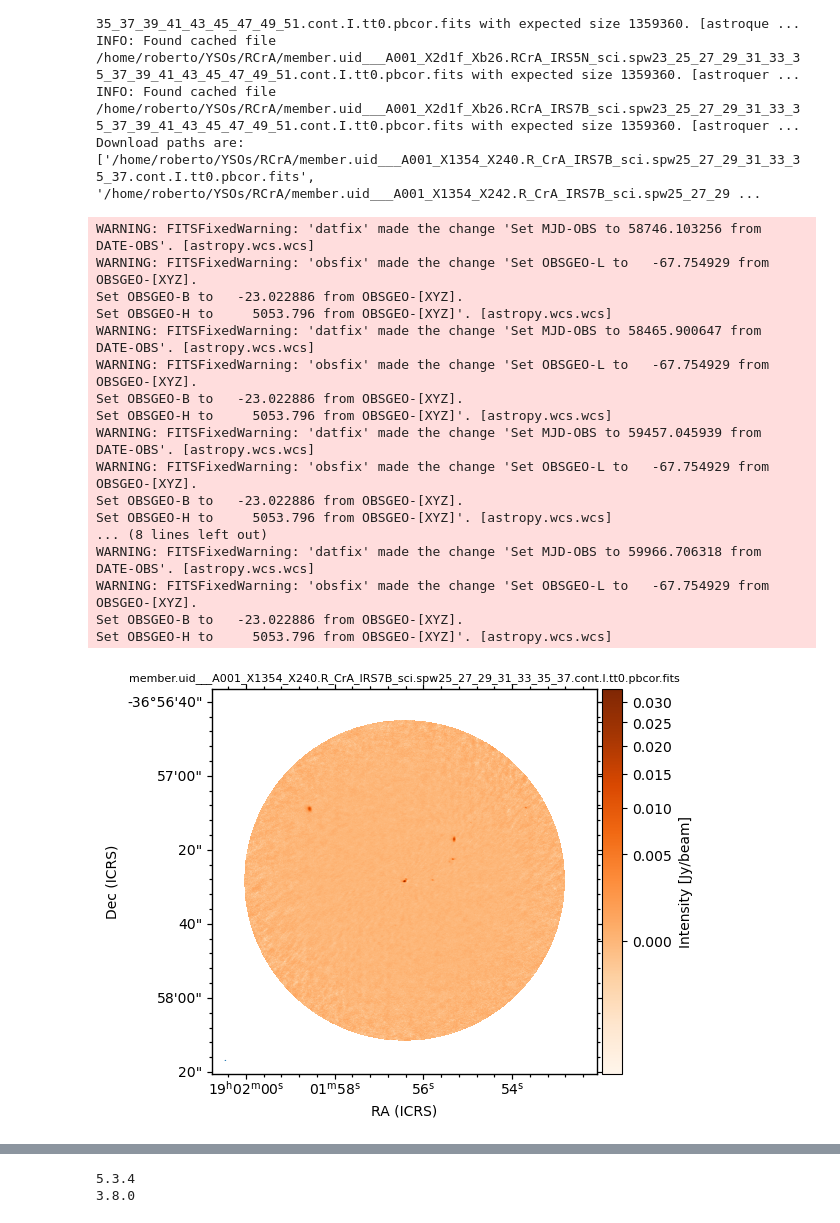
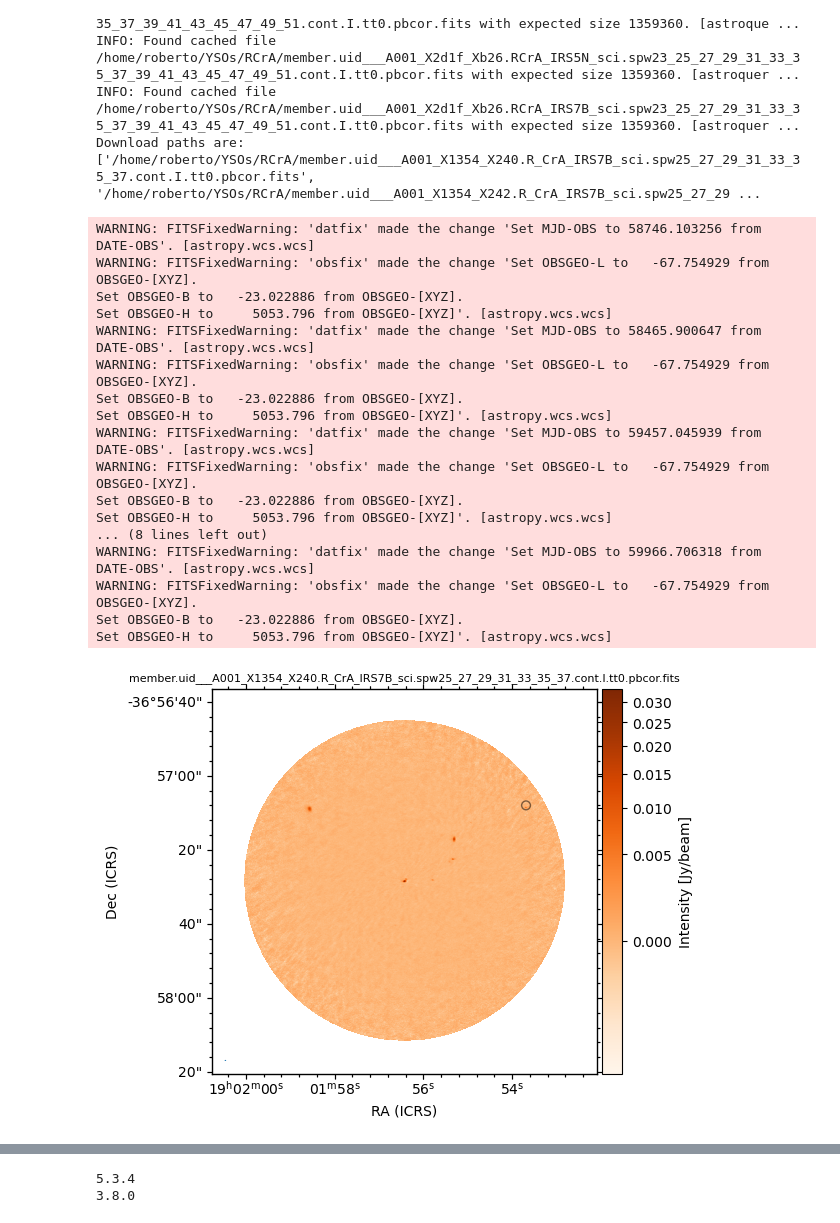
Before and after one commit to rgalvanmadrid/tutorial-Cordoba, a Jupyter notebook: RCrA-archive.ipynb, the cells around one changed output, grey strips where cells are left out. Cells and saved outputs as stored; diff of their text form; code cells hidden in the pictures.

```diff
--- a/RCrA-archive.ipynb
+++ b/RCrA-archive.ipynb
@@ -205,41 +206,6 @@ INFO: Found cached file /home/roberto/YSOs/RCrA/member.uid___A001_X2d1f_Xb26.RCr
 INFO: Found cached file /home/roberto/YSOs/RCrA/member.uid___A001_X2d1f_Xb26.RCrA_IRS7B_sci.spw23_25_27_29_31_33_35_37_39_41_43_45_47_49_51.cont.I.tt0.pbcor.fits with expected size 1359360. [astroquer ...
 Download paths are:
 ['/home/roberto/YSOs/RCrA/member.uid___A001_X1354_X240.R_CrA_IRS7B_sci.spw25_27_29_31_33_35_37.cont.I.tt0.pbcor.fits', '/home/roberto/YSOs/RCrA/member.uid___A001_X1354_X242.R_CrA_IRS7B_sci.spw25_27_29 ...
-# %%
-# This function is to get rid of the "dummy" dimensions of ALMA continuum images, which by default come with
-# 4 dimensions (2 spatial, 1 spectral, 1 polarization)
-
-def updatefits(fname, ext):
-    hdu, hduhead = fits.getdata(fname, header=True, ext=ext)
-    allkeys = ['NAXIS4','CRPIX4','CDELT4', 'CUNIT4', 'CTYPE4', 'CRVAL4',
-        'NAXIS3','CRPIX3','CDELT3', 'CUNIT3', 'CTYPE3', 'CRVAL3',
-        'PC01_01','PC02_01','PC03_01','PC04_01',
-        'PC01_02','PC02_02','PC03_02','PC04_02',
-        'PC01_03','PC02_03','PC03_03','PC04_03',
-        'PC01_04','PC02_04','PC03_04','PC04_04',
-        'PC1_1', 'PC1_2', 'PC1_3', 'PC1_4',
-        'PC2_1', 'PC2_2', 'PC2_3', 'PC2_4',
-        'PC3_1', 'PC3_2', 'PC3_3', 'PC3_4',
-        'PC4_1', 'PC4_2', 'PC4_3', 'PC4_4' ]
-    rm_key = []
-    for i in allkeys:
-        if i in hduhead:
-            rm_key = np.append( rm_key, i)
-    ##------------------------------------
-    if len(rm_key) >0 :
-        for key_i in rm_key:
-            hduhead.remove(key_i)
-    hduhead['NAXIS'] = 2
-    hduhead['WCSAXES'] = 2
-
-    if hdu.ndim==2:
-        hdud = hdu
-    elif hdu.ndim==3:
-        hdud = hdu[0]
-    elif hdu.ndim==4:
-        hdud = hdu[0][0]
-
-    return fits.PrimaryHDU(header=hduhead, data=hdud)
 # %%
 for image_file in download_paths:
     im_upd = updatefits(image_file, 0)
@@ -252,34 +218,35 @@ for image_file in download_paths:
     fig = plt.figure(figsize=(6, 5))
     fig = aplpy.FITSFigure(im_upd, figure=fig)
     fig.show_colorscale(cmap='Oranges',stretch='power', exponent=1/3,vmax=max,vmin=min)
+    fig.show_markers(c.ra, c.dec, edgecolor='black',facecolor='none', marker='o', s=40, alpha=0.5)
     #f1.add_label(0.15,0.9,field,relative=True,color='white',size=20)
     fig.set_title(image_file.split('/')[-1], fontsize=8)
     fig.add_colorbar()
     fig.colorbar.show()
     fig.colorbar.set_location('right')
     fig.colorbar.set_font(size=10)
     fig.colorbar.set_axis_label_text('Intensity [Jy/beam]')
     fig.colorbar.set_axis_label_font(size=10) #weight='bold'
     fig.add_beam()
     fig.axis_labels.set_font(size=10)
     fig.tick_labels.set_font(size=10)
     fig.savefig(image_file.replace('.fits','.png'), dpi=150, adjust_bbox=True)
 # %% [output]
 WARNING: FITSFixedWarning: 'datfix' made the change 'Set MJD-OBS to 58746.103256 from DATE-OBS'. [astropy.wcs.wcs]
 WARNING: FITSFixedWarning: 'obsfix' made the change 'Set OBSGEO-L to   -67.754929 from OBSGEO-[XYZ].
 Set OBSGEO-B to   -23.022886 from OBSGEO-[XYZ].
 Set OBSGEO-H to     5053.796 from OBSGEO-[XYZ]'. [astropy.wcs.wcs]
 WARNING: FITSFixedWarning: 'datfix' made the change 'Set MJD-OBS to 58465.900647 from DATE-OBS'. [astropy.wcs.wcs]
 WARNING: FITSFixedWarning: 'obsfix' made the change 'Set OBSGEO-L to   -67.754929 from OBSGEO-[XYZ].
 Set OBSGEO-B to   -23.022886 from OBSGEO-[XYZ].
 Set OBSGEO-H to     5053.796 from OBSGEO-[XYZ]'. [astropy.wcs.wcs]
 WARNING: FITSFixedWarning: 'datfix' made the change 'Set MJD-OBS to 59457.045939 from DATE-OBS'. [astropy.wcs.wcs]
 WARNING: FITSFixedWarning: 'obsfix' made the change 'Set OBSGEO-L to   -67.754929 from OBSGEO-[XYZ].
 Set OBSGEO-B to   -23.022886 from OBSGEO-[XYZ].
 Set OBSGEO-H to     5053.796 from OBSGEO-[XYZ]'. [astropy.wcs.wcs]
 ... (8 lines left out)
 WARNING: FITSFixedWarning: 'datfix' made the change 'Set MJD-OBS to 59966.706318 from DATE-OBS'. [astropy.wcs.wcs]
 WARNING: FITSFixedWarning: 'obsfix' made the change 'Set OBSGEO-L to   -67.754929 from OBSGEO-[XYZ].
 Set OBSGEO-B to   -23.022886 from OBSGEO-[XYZ].
 Set OBSGEO-H to     5053.796 from OBSGEO-[XYZ]'. [astropy.wcs.wcs]
-[figure, old version]
+[figure, new version]
```
Also changed, not shown: parts of 2 cells of this notebook, 8 other files.
